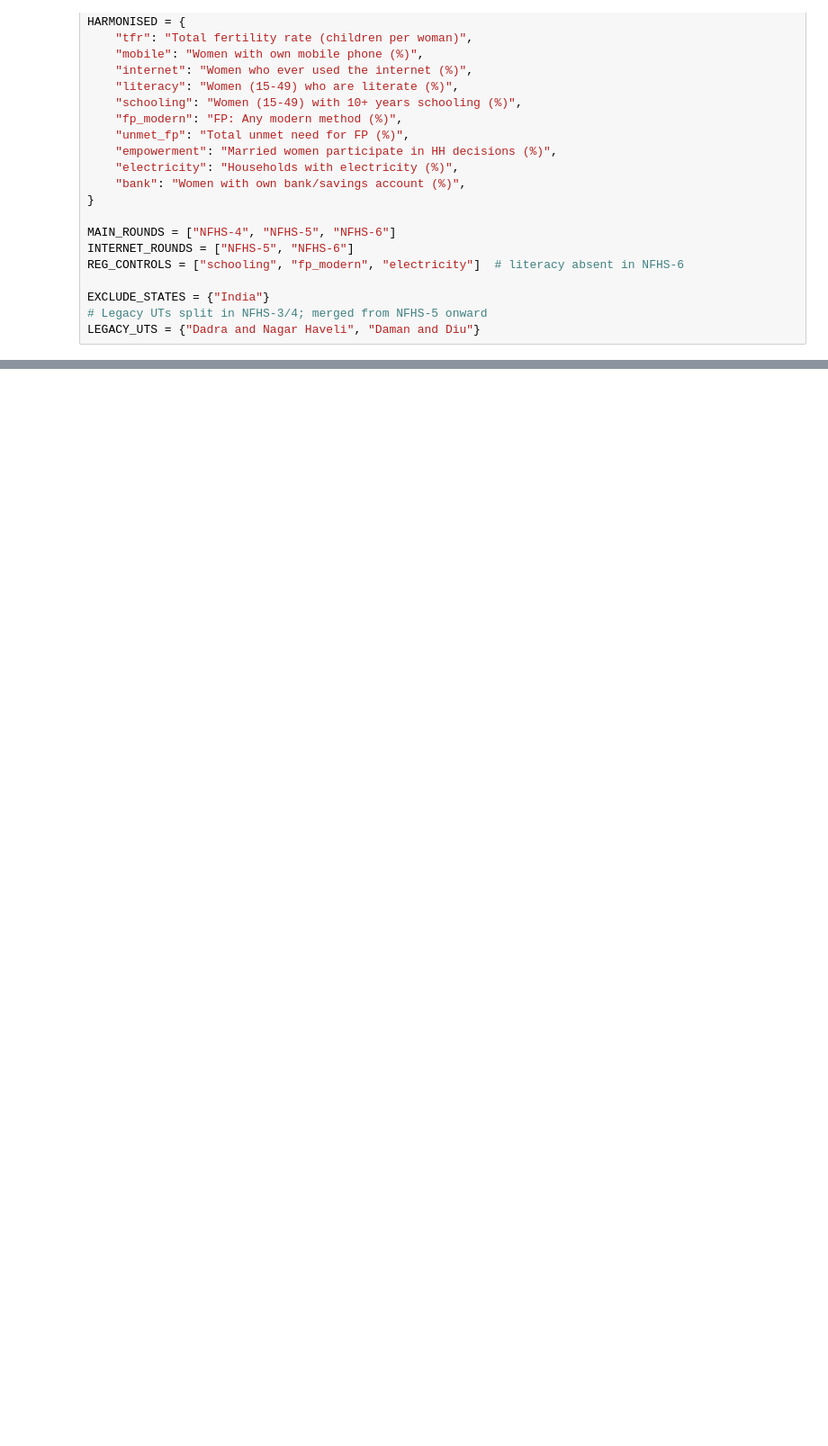
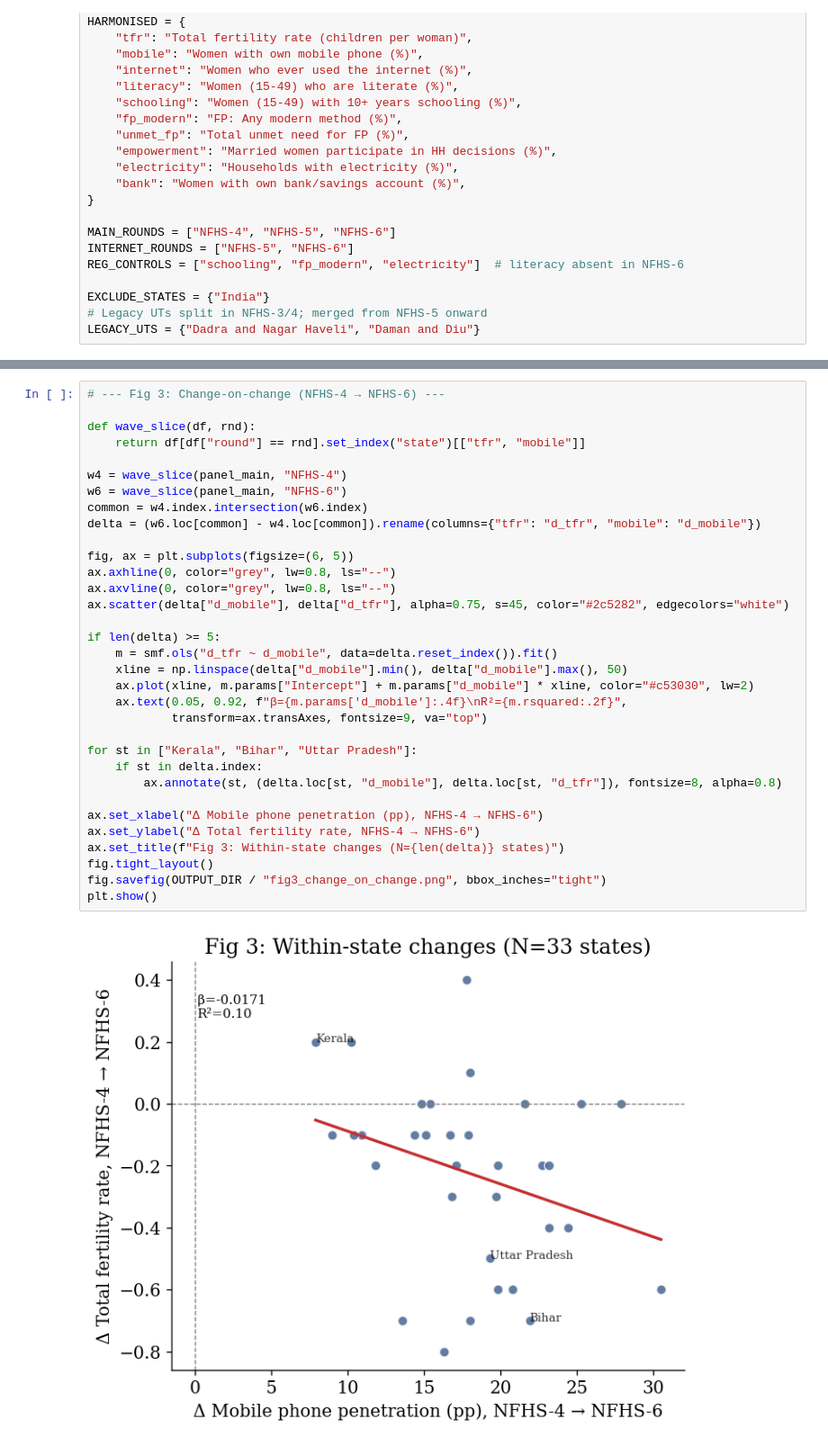
Before and after one commit to Eknoor-S-Sandhu/NFHS_Smartphones_Fertility, a Jupyter notebook: NFHS_3-6.ipynb, the cells around one changed output, grey strips where cells are left out. Shown at 90% size. Saved outputs shown, nothing was run; the diff lists cells and outputs as text; blank space fills up the shorter version.

```diff
--- a/NFHS_3-6.ipynb
+++ b/NFHS_3-6.ipynb
@@ -170,0 +275,35 @@ print(unmapped_phone if len(unmapped_phone) else "  None — all phone measures
+# %%
+# --- Fig 3: Change-on-change (NFHS-4 → NFHS-6) ---
+
+def wave_slice(df, rnd):
+    return df[df["round"] == rnd].set_index("state")[["tfr", "mobile"]]
+
+w4 = wave_slice(panel_main, "NFHS-4")
+w6 = wave_slice(panel_main, "NFHS-6")
+common = w4.index.intersection(w6.index)
+delta = (w6.loc[common] - w4.loc[common]).rename(columns={"tfr": "d_tfr", "mobile": "d_mobile"})
+
+fig, ax = plt.subplots(figsize=(6, 5))
+ax.axhline(0, color="grey", lw=0.8, ls="--")
+ax.axvline(0, color="grey", lw=0.8, ls="--")
+ax.scatter(delta["d_mobile"], delta["d_tfr"], alpha=0.75, s=45, color="#2c5282", edgecolors="white")
+
+if len(delta) >= 5:
+    m = smf.ols("d_tfr ~ d_mobile", data=delta.reset_index()).fit()
+    xline = np.linspace(delta["d_mobile"].min(), delta["d_mobile"].max(), 50)
+    ax.plot(xline, m.params["Intercept"] + m.params["d_mobile"] * xline, color="#c53030", lw=2)
+    ax.text(0.05, 0.92, f"β={m.params['d_mobile']:.4f}\nR²={m.rsquared:.2f}",
+            transform=ax.transAxes, fontsize=9, va="top")
+
+for st in ["Kerala", "Bihar", "Uttar Pradesh"]:
+    if st in delta.index:
+        ax.annotate(st, (delta.loc[st, "d_mobile"], delta.loc[st, "d_tfr"]), fontsize=8, alpha=0.8)
+
+ax.set_xlabel("Δ Mobile phone penetration (pp), NFHS-4 → NFHS-6")
+ax.set_ylabel("Δ Total fertility rate, NFHS-4 → NFHS-6")
+ax.set_title(f"Fig 3: Within-state changes (N={len(delta)} states)")
+fig.tight_layout()
+fig.savefig(OUTPUT_DIR / "fig3_change_on_change.png", bbox_inches="tight")
+plt.show()
+# %% [output]
+[figure, added]
```
Also changed, not shown: parts of 11 cells of this notebook, 15 other files.
